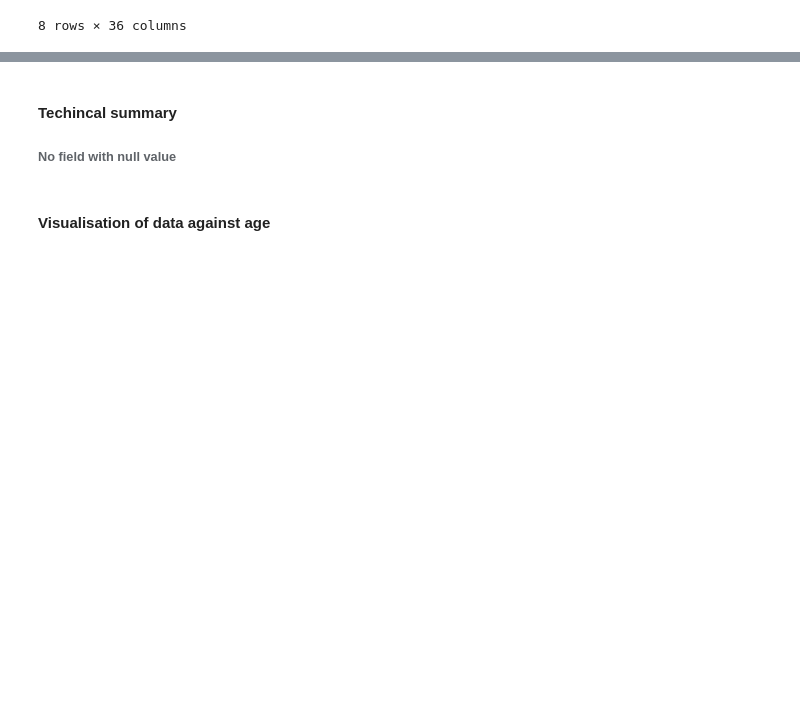
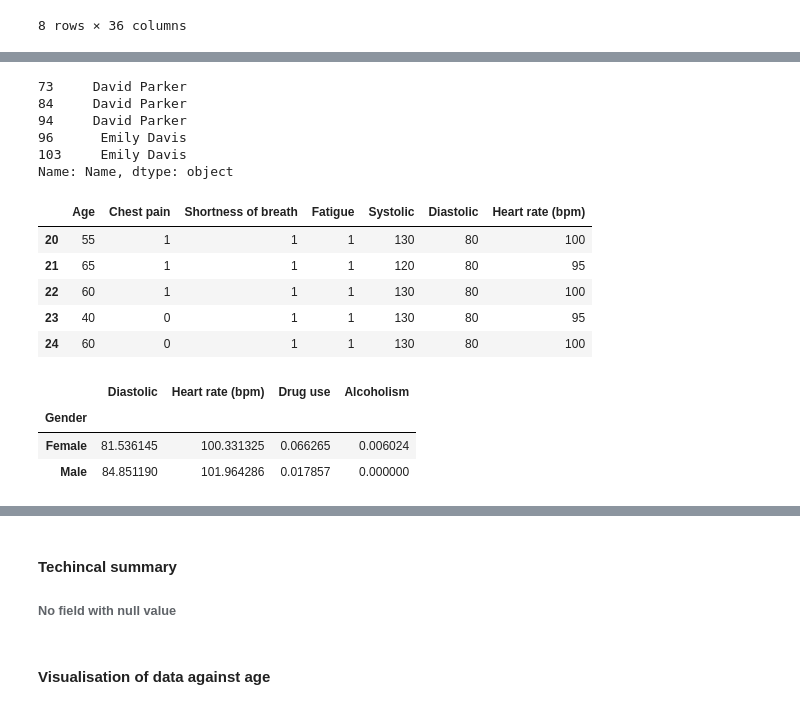
Before and after one commit to monyorojoseph/DS-Bootcamp, a Jupyter notebook: kaggle/heart_disease.ipynb, the cells around one changed output, grey strips where cells are left out. Drawn from its saved outputs; the diff is of its cells as text; code cells hidden in the pictures; blank space fills up the shorter version.

```diff
--- a/kaggle/heart_disease.ipynb
+++ b/kaggle/heart_disease.ipynb
@@ -71,0 +98,27 @@ heart_disease_df.describe()
+# %%
+young_patients = heart_disease_df.loc[heart_disease_df['Age'] < 30 , 'Name']
+young_patients.head()
+# %% [output]
+73     David Parker
+84     David Parker
+94     David Parker
+96      Emily Davis
+103     Emily Davis
+Name: Name, dtype: object
+# %%
+slim_df = heart_disease_df.iloc[ 20:25, 2:9]
+slim_df
+# %% [output]
+|  | Age | Chest pain | Shortness of breath | Fatigue | Systolic | Diastolic | Heart rate (bpm) |
+| 20 | 55 | 1 | 1 | 1 | 130 | 80 | 100 |
+| 21 | 65 | 1 | 1 | 1 | 120 | 80 | 95 |
+| 22 | 60 | 1 | 1 | 1 | 130 | 80 | 100 |
+| 23 | 40 | 0 | 1 | 1 | 130 | 80 | 95 |
+| 24 | 60 | 0 | 1 | 1 | 130 | 80 | 100 |
+# %%
+heart_disease_df.groupby('Gender')[['Diastolic', 'Heart rate (bpm)', 'Drug use', 'Alcoholism']].mean()
+# %% [output]
+|  | Diastolic | Heart rate (bpm) | Drug use | Alcoholism |
+| Gender |  |  |  |  |
+| Female | 81.536145 | 100.331325 | 0.066265 | 0.006024 |
+| Male | 84.851190 | 101.964286 | 0.017857 | 0.000000 |
```
Also changed, not shown: parts of 16 cells of this notebook.
